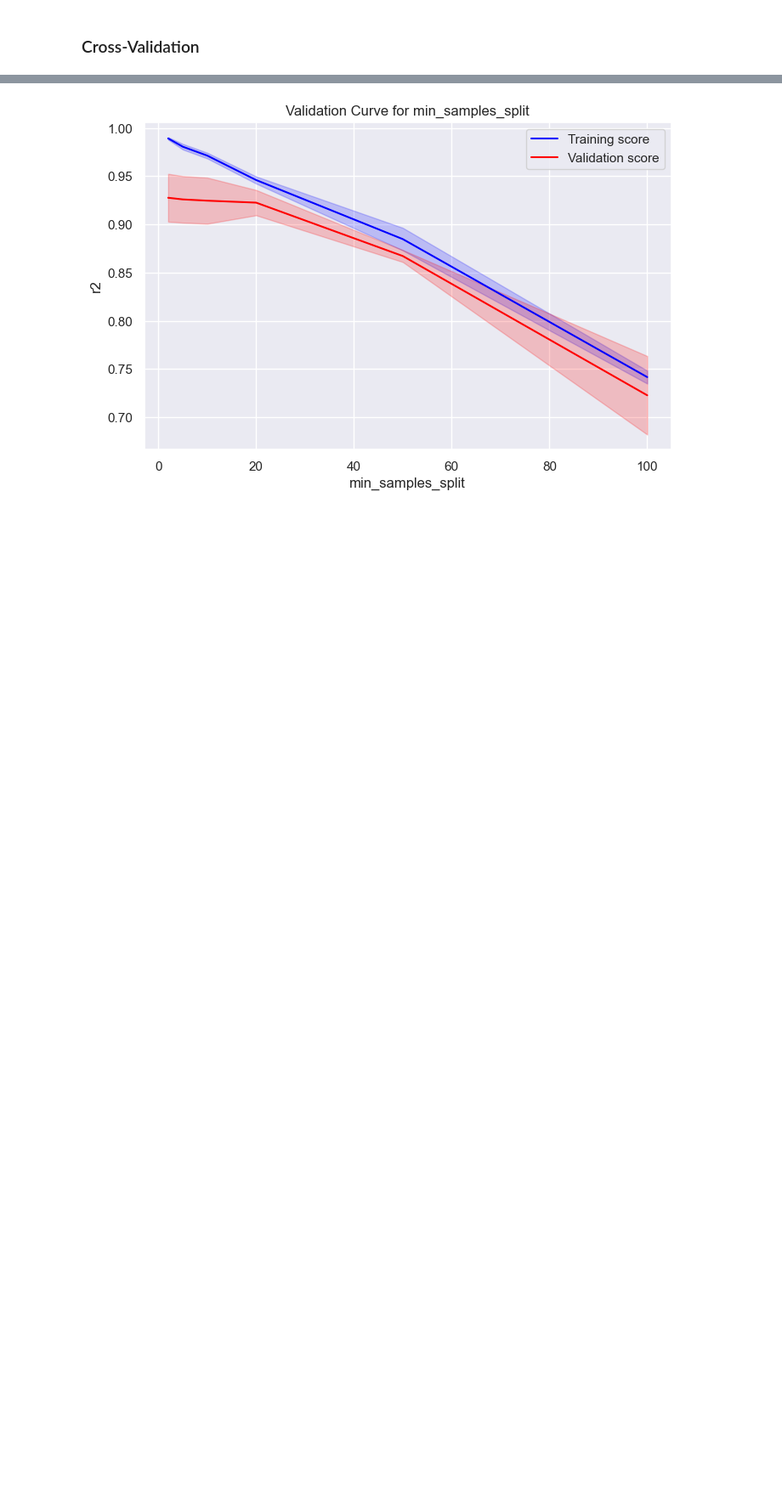
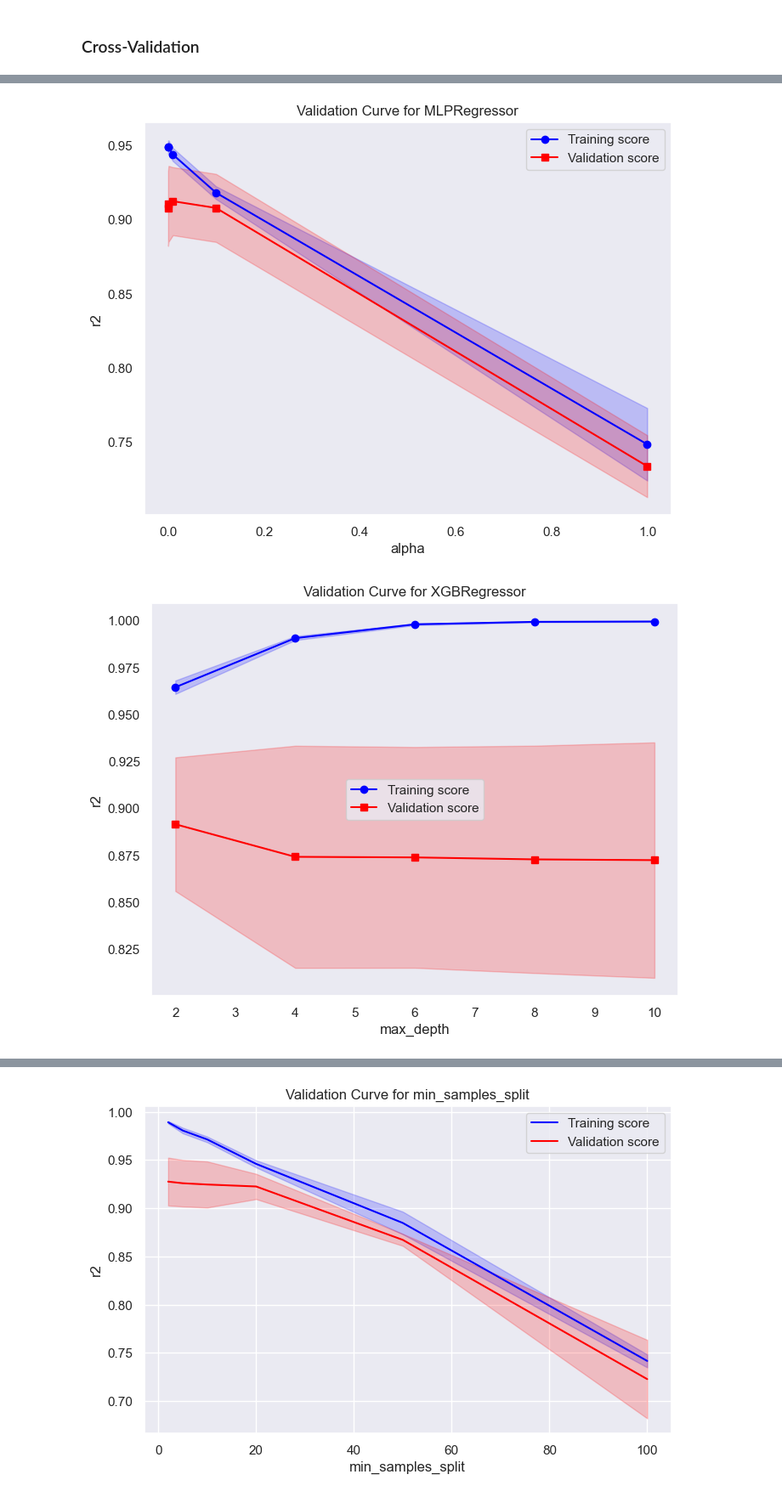
Before and after one commit to HLussiatti/SalaryForecast, a Jupyter notebook: notebooks/3. ML_Model.ipynb, the cells around one changed output, grey strips where cells are left out. Shown: that part at 85% size. Cells and saved outputs as stored; diff of their text form; code cells hidden in the pictures; blank space fills up the shorter version.

Commit message:
ML model

```diff
--- a/notebooks/3. ML_Model.ipynb
+++ b/notebooks/3. ML_Model.ipynb
@@ -169,12 +191,13 @@ def evaluate_model(model, X_train, y_train, X_test, y_test, model_name):
     y_train_pred = model.predict(X_train)
     y_test_pred = model.predict(X_test)
 
-    train_r2 = r2_score(y_train, y_train_pred)
-    test_r2 = r2_score(y_test, y_test_pred)
+    # Inverse scale predictions
+    y_train_pred = scaler_y.inverse_transform(y_train_pred.reshape(-1, 1)).ravel()
+    y_test_pred = scaler_y.inverse_transform(y_test_pred.reshape(-1, 1)).ravel()
 
     print(f"{model_name} Performance:")
-    print(f"Train R²: {train_r2:.2f} | Test R²: {test_r2:.2f}")
-    print(f"Train RMSE: {np.sqrt(mean_squared_error(y_train, y_train_pred)):.2f} | Test RMSE: {np.sqrt(mean_squared_error(y_test, y_test_pred)):.2f}")
+    print(f"Train R²: {r2_score(y_train, y_train_pred):.2f} | Test R²: {r2_score(y_test, y_test_pred):.2f}")
+    print(f"Train RMSE: {root_mean_squared_error(y_train, y_train_pred):.2f} | Test RMSE: {root_mean_squared_error(y_test, y_test_pred):.2f}")
     print("-" * 50)
 
 # Apply this function to all trained models
@@ -200,13 +223,17 @@ Train RMSE: 7869.62 | Test RMSE: 10622.92
 # %% [markdown]
 ### Cross-Validation
 # %%
+y_scaled = scaler_y.fit_transform(y.values.reshape(-1, 1)).ravel()
+
 def cross_validate_model(model, X, y, cv=5):
+    """ Realiza validación cruzada y muestra los resultados de R² """
     scores = cross_val_score(model, X, y, cv=cv, scoring='r2', n_jobs=-1)
-    print(f"Cross-Validation R²: {scores.mean():.2f} ± {scores.std():.2f}")
+    mean_r2, std_r2 = scores.mean(), scores.std()
+    print(f"Cross-Validation R²: {mean_r2:.2f} ± {std_r2:.2f}")
 
-# Apply on best models
+# Aplicar validación cruzada en los mejores modelos
 for name, model in best_models.items():
     print(f"{name} Cross-Validation:")
-    cross_validate_model(model, X, y)
+    cross_validate_model(model, X, y_scaled)
     print("-" * 50)
 # %% [output]
@@ -258,3 +293,40 @@ Best params for Linear Regression: {}
 Best params for XGBoost: {'learning_rate': 0.2, 'max_depth': 3, 'n_estimators': 50}
         "learning_rate": [0.01, 0.1, 0.2],
         "max_depth": [3, 6, 10]
+# %%
+# Function to plot validation curves
+def plot_validation_curve(model, X_train, y_train, param_name, param_range, scoring="r2"):
+    train_scores, test_scores = validation_curve(
+        model, X_train, y_train, param_name=param_name, param_range=param_range, cv=5, scoring=scoring, n_jobs=-1
+    )
+
+    train_mean = np.mean(train_scores, axis=1)
+    train_std = np.std(train_scores, axis=1)
+    test_mean = np.mean(test_scores, axis=1)
+    test_std = np.std(test_scores, axis=1)
+
+    plt.figure(figsize=(8, 6))
+    plt.plot(param_range, train_mean, label="Training score", color="blue", marker='o')
+    plt.fill_between(param_range, train_mean - train_std, train_mean + train_std, color="blue", alpha=0.2)
+    plt.plot(param_range, test_mean, label="Validation score", color="red", marker='s')
+    plt.fill_between(param_range, test_mean - test_std, test_mean + test_std, color="red", alpha=0.2)
+
+    plt.xlabel(param_name)
+    plt.ylabel(scoring)
+    plt.title(f"Validation Curve for {type(model).__name__}")
+    plt.legend()
+    plt.grid()
+    plt.show()
+
+# Validation curve for Neural Network (MLPRegressor) - Alpha
+nn_model = MLPRegressor(hidden_layer_sizes=(64, 32), learning_rate_init=0.01, max_iter=500, random_state=0)
+param_range = [0.0001, 0.001, 0.01, 0.1, 1]
+plot_validation_curve(nn_model, X_train, y_train_scaled, "alpha", param_range)
+
+# Validation curve for XGBoost - Max Depth
+xgb_model = XGBRegressor(learning_rate=0.1, n_estimators=100, random_state=0)
+param_range = [2, 4, 6, 8, 10]
+plot_validation_curve(xgb_model, X_train, y_train_scaled, "max_depth", param_range)
+# %% [output]
+[figure, added]
+[figure, added]
```
Also changed, not shown: parts of 16 cells of this notebook, 2 other files.
